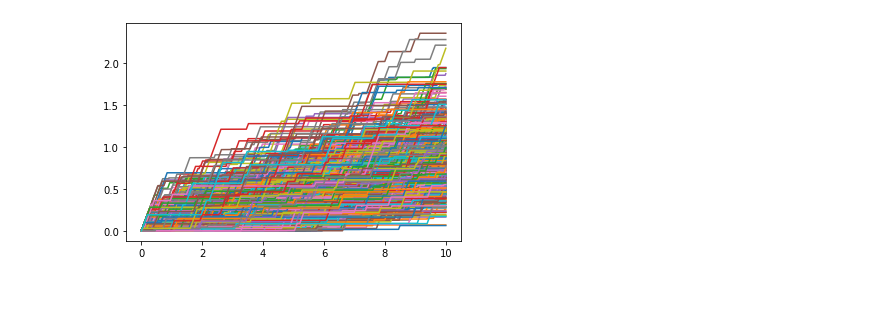
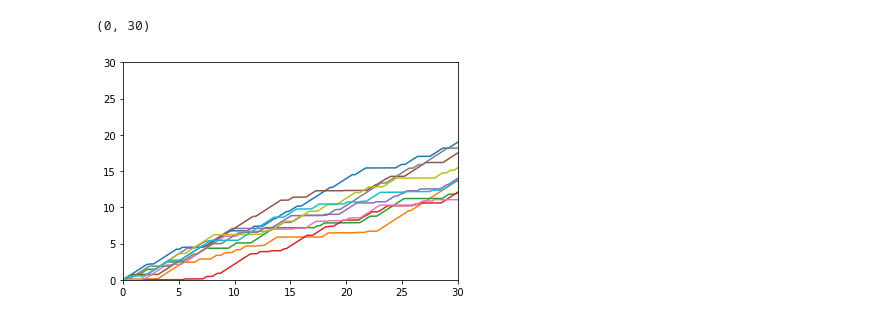
Before and after one commit to jkpierce/rw-diffu, a Jupyter notebook: 2srw.ipynb, the cells around one changed output. Saved outputs shown, nothing was run; the diff lists cells and outputs as text; code cells hidden in the pictures; blank space fills up the shorter version.

```diff
--- a/2srw.ipynb
+++ b/2srw.ipynb
@@ -19,32 +19,17 @@ def walkit(k0=1.0,k1=1.0,v=1.0,tmax=10,theta0=0.5,theta1=0.5):
     t = 0.0 # initial time
     T.append(t)
     S.append(s)
-    i0 = 0
-    i1 = 0
-    # generate random values once.. be sure there's enough
-    while True:
-        psi0 = np.random.exponential(1/k0,size=5*round(tmax*k0))
-        if psi0.cumsum().max()>tmax:
-            break
-    while True:
-        psi1 = np.random.exponential(1/k1,size=5*round(tmax*k1))
-        if psi1.cumsum().max()>tmax:
-            break
-    # it's much faster to generate too many.
-    np.random.exponential(k1)
     while t<tmax:
         if s==0:
-            t = t + psi0[i0]
-            i0+=1
+            t = t + np.random.exponential(1/k0)
+            S.append(s)
             s = 1
             T.append(t)
+        elif s==1:
+            t = t + np.random.exponential(1/k1)
             S.append(s)
-        elif s==1:
-            t = t + psi1[i1]
-            i1+=1
             s = 0
             T.append(t)
-            S.append(s)
     return np.array(T),np.array(S)
 
 def plotit(walk):
@@ -54,17 +39,20 @@ def plotit(walk):
 
 def dispit(walk,ts,v=1.0):
     t,xs = walk
-    i = np.searchsorted(t,ts)
+    i = np.searchsorted(t,ts,side='left')
     xs = xs[i]
     dt = ts[1]-ts[0]
     xs = (xs*v*dt).cumsum()
     return xs
 # %%
-for i in range(500):
-    walk = walkit(k0=10,tmax=1000)
+for i in range(10):
+    walk = walkit(k0=1,k1=1,tmax=30)
     tm = walk[0].max()
-    ts = np.arange(0,10,1e-3)
+    ts = np.arange(0,30,1e-3)
     xs = dispit(walk,ts)
     plt.plot(ts,xs)
+plt.xlim(0,30)
+plt.ylim(0,30)
 # %% [output]
+(0, 30)
-[figure, old version]
+[figure, new version]
```
Also changed, not shown: parts of 9 cells of this notebook, 14 other files.
